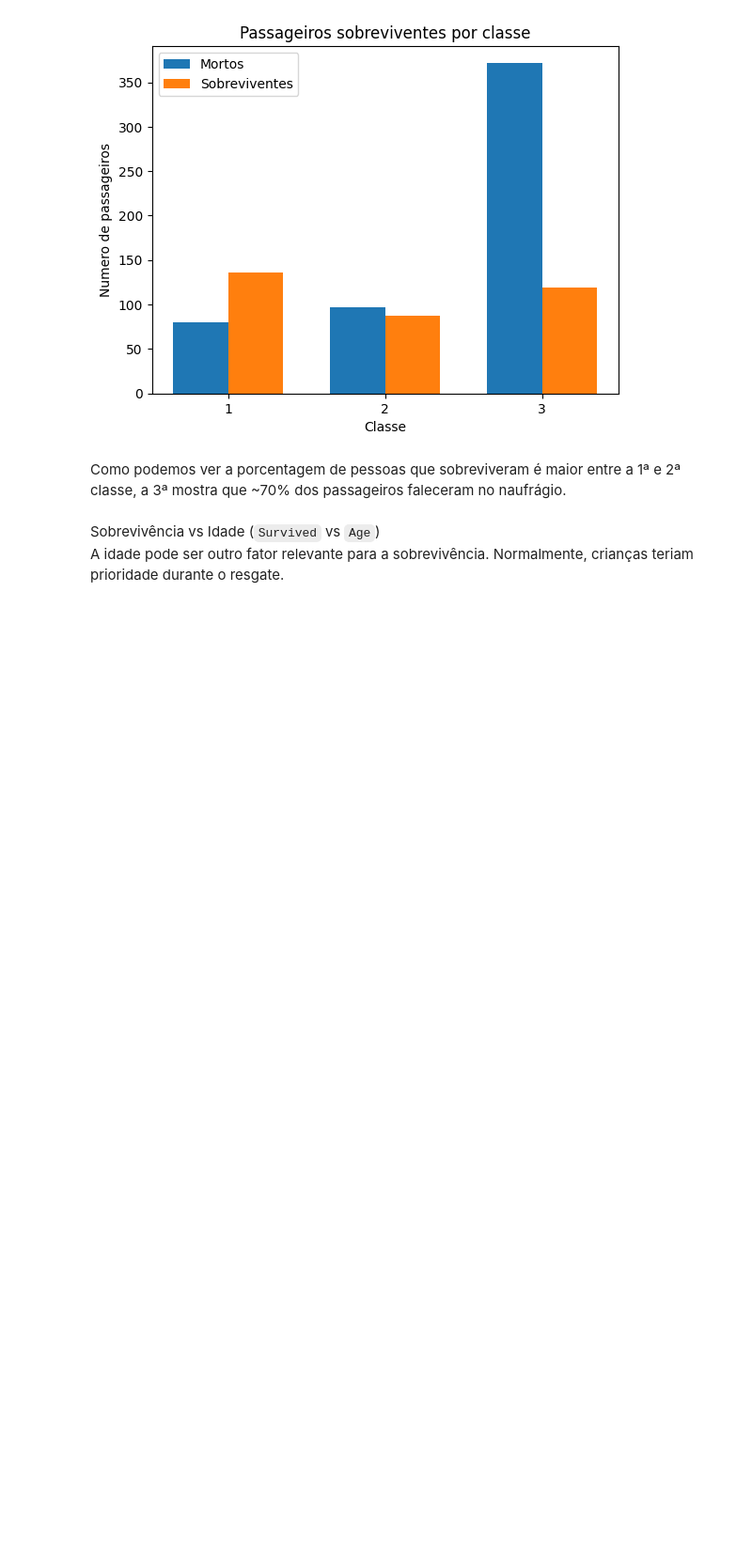
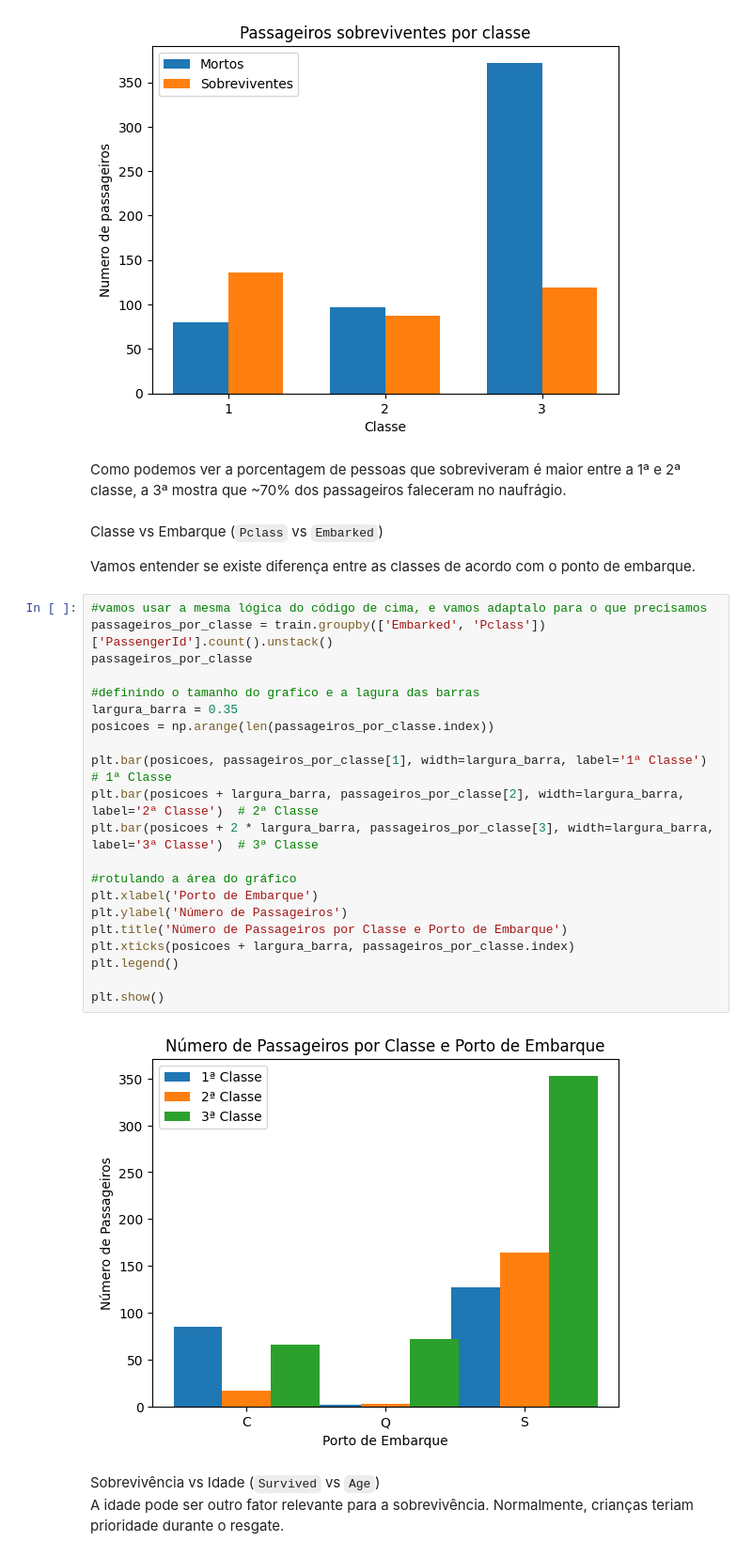
Before and after one commit to varsantos/Data_science, a Jupyter notebook: Titanic.ipynb, the cells around one changed output. Shown at 94% size. Saved outputs shown, nothing was run; the diff lists cells and outputs as text; blank space fills up the shorter version.

```diff
--- a/Titanic.ipynb
+++ b/Titanic.ipynb
@@ -223,6 +222,33 @@ plt.show()
 [figure]
 # %% [markdown]
 Como podemos ver a porcentagem de pessoas que sobreviveram é maior entre a 1ª e 2ª classe, a 3ª mostra que ~70% dos passageiros faleceram no naufrágio.
+# %% [markdown]
+Classe vs Embarque (`Pclass` vs `Embarked`)
+
+Vamos entender se existe diferença entre as classes de acordo com o ponto de embarque.
+# %%
+#vamos usar a mesma lógica do código de cima, e vamos adaptalo para o que precisamos
+passageiros_por_classe = train.groupby(['Embarked', 'Pclass'])['PassengerId'].count().unstack()
+passageiros_por_classe
+
+#definindo o tamanho do grafico e a lagura das barras
+largura_barra = 0.35
+posicoes = np.arange(len(passageiros_por_classe.index))
+
+plt.bar(posicoes, passageiros_por_classe[1], width=largura_barra, label='1ª Classe')  # 1ª Classe
+plt.bar(posicoes + largura_barra, passageiros_por_classe[2], width=largura_barra, label='2ª Classe')  # 2ª Classe
+plt.bar(posicoes + 2 * largura_barra, passageiros_por_classe[3], width=largura_barra, label='3ª Classe')  # 3ª Classe
+
+#rotulando a área do gráfico
+plt.xlabel('Porto de Embarque')
+plt.ylabel('Número de Passageiros')
+plt.title('Número de Passageiros por Classe e Porto de Embarque')
+plt.xticks(posicoes + largura_barra, passageiros_por_classe.index)
+plt.legend()
+
+plt.show()
+# %% [output]
+[figure, added]
 # %% [markdown]
 Sobrevivência vs Idade (`Survived` vs `Age`)\
 A idade pode ser outro fator relevante para a sobrevivência. Normalmente, crianças teriam prioridade durante o resgate.
```
Also changed, not shown: parts of 2 cells of this notebook.
